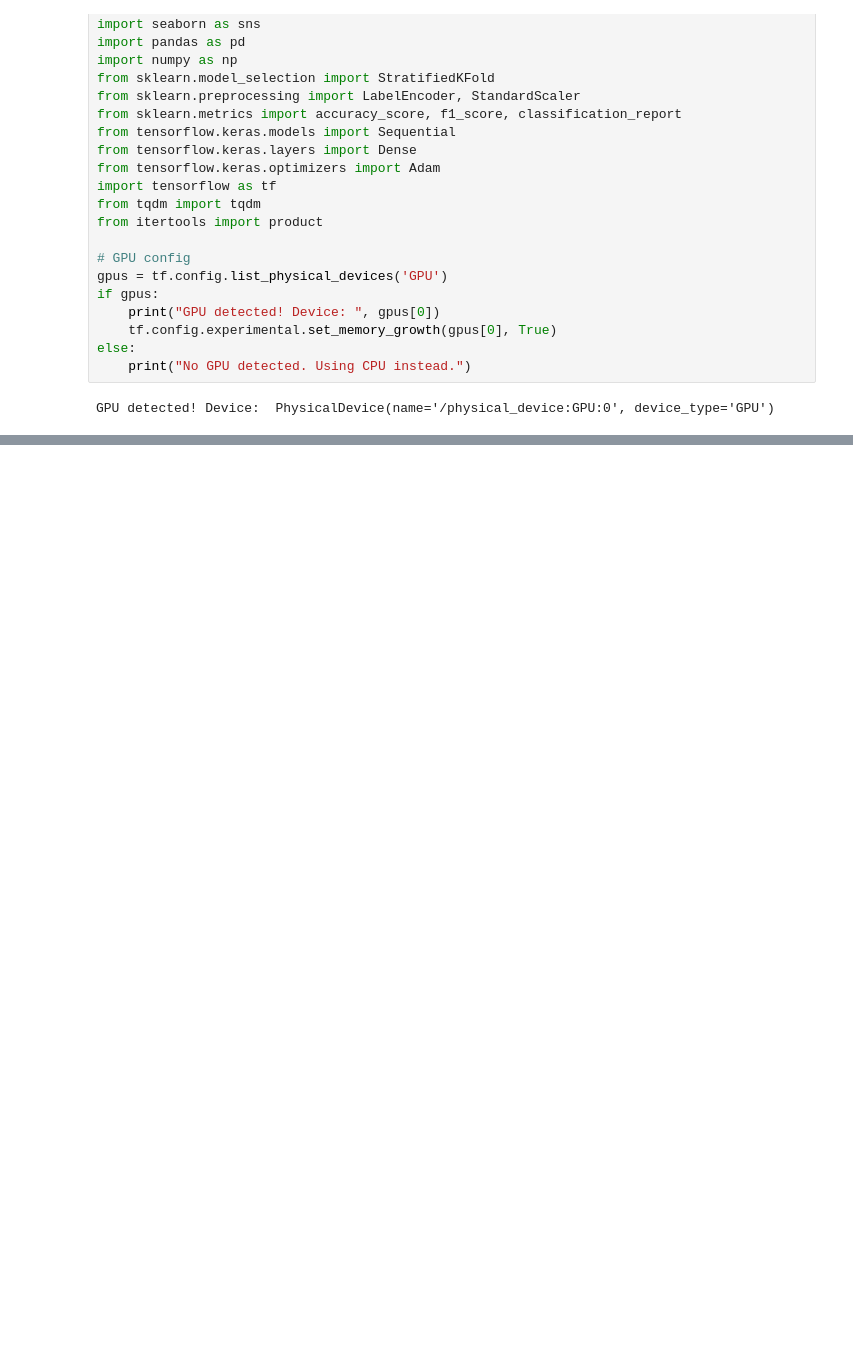
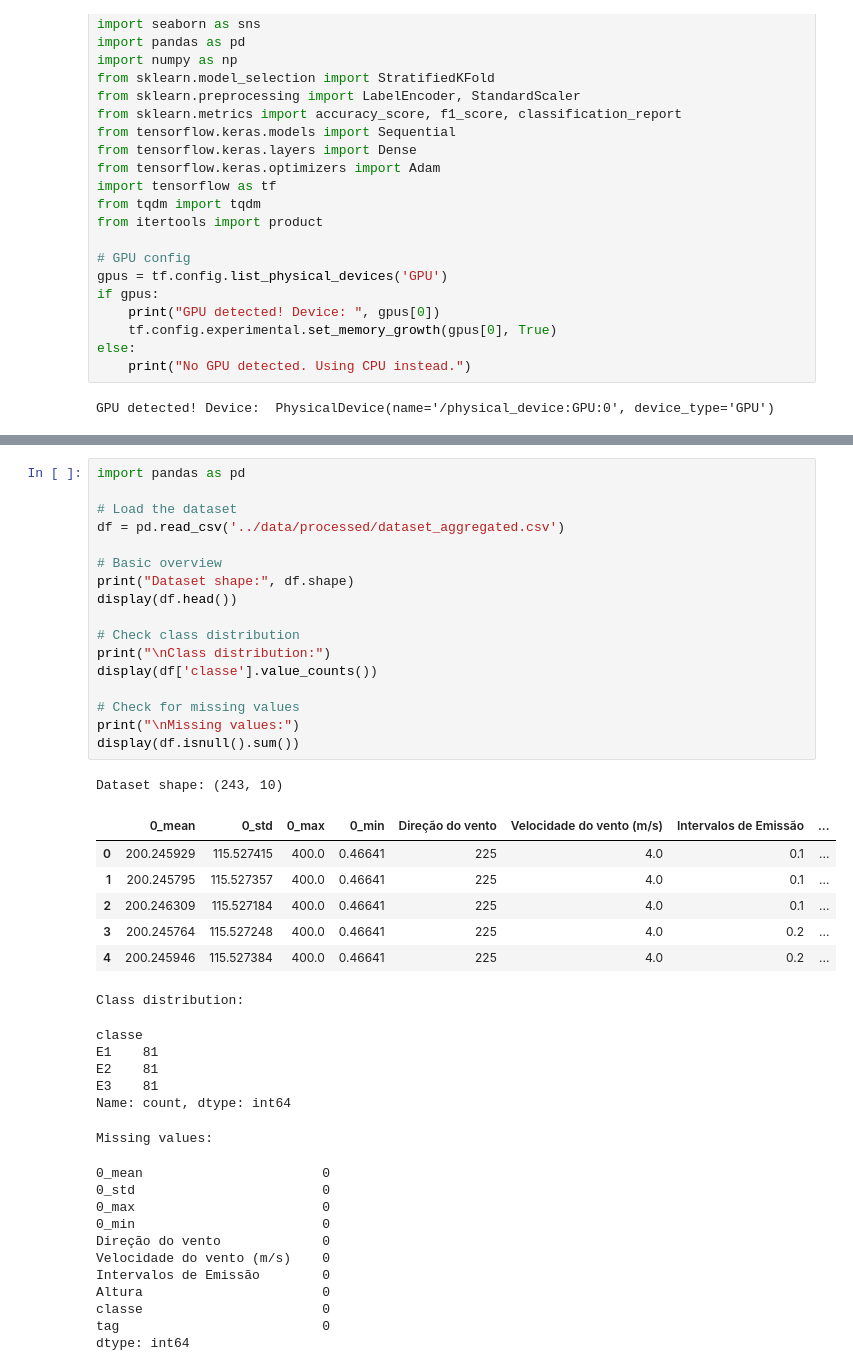
Before and after one commit to lucasmcmatos/predicition-particle-emission-points, a Jupyter notebook: notebooks/MLP_model_train.ipynb, the cells around one changed output, grey strips where cells are left out. Cells and saved outputs as stored; diff of their text form; blank space fills up the shorter version.

```diff
--- a/notebooks/MLP_model_train.ipynb
+++ b/notebooks/MLP_model_train.ipynb
@@ -278,0 +89,43 @@ We will proceed to more appropriate architectures, such as **LSTM** and **CNN**,
+# %%
+import pandas as pd
+
+# Load the dataset
+df = pd.read_csv('../data/processed/dataset_aggregated.csv')
+
+# Basic overview
+print("Dataset shape:", df.shape)
+display(df.head())
+
+# Check class distribution
+print("\nClass distribution:")
+display(df['classe'].value_counts())
+
+# Check for missing values
+print("\nMissing values:")
+display(df.isnull().sum())
+# %% [output]
+Dataset shape: (243, 10)
+|  | 0_mean | 0_std | 0_max | 0_min | Direção do vento | Velocidade do vento (m/s) | Intervalos de Emissão | ... |
+| 0 | 200.245929 | 115.527415 | 400.0 | 0.46641 | 225 | 4.0 | 0.1 | ... |
+| 1 | 200.245795 | 115.527357 | 400.0 | 0.46641 | 225 | 4.0 | 0.1 | ... |
+| 2 | 200.246309 | 115.527184 | 400.0 | 0.46641 | 225 | 4.0 | 0.1 | ... |
+| 3 | 200.245764 | 115.527248 | 400.0 | 0.46641 | 225 | 4.0 | 0.2 | ... |
+| 4 | 200.245946 | 115.527384 | 400.0 | 0.46641 | 225 | 4.0 | 0.2 | ... |
+Class distribution:
+classe
+E1    81
+E2    81
+E3    81
+Name: count, dtype: int64
+Missing values:
+0_mean                       0
+0_std                        0
+0_max                        0
+0_min                        0
+Direção do vento             0
+Velocidade do vento (m/s)    0
+Intervalos de Emissão        0
+Altura                       0
+classe                       0
+tag                          0
+dtype: int64
```
Also changed, not shown: parts of 26 cells of this notebook.
